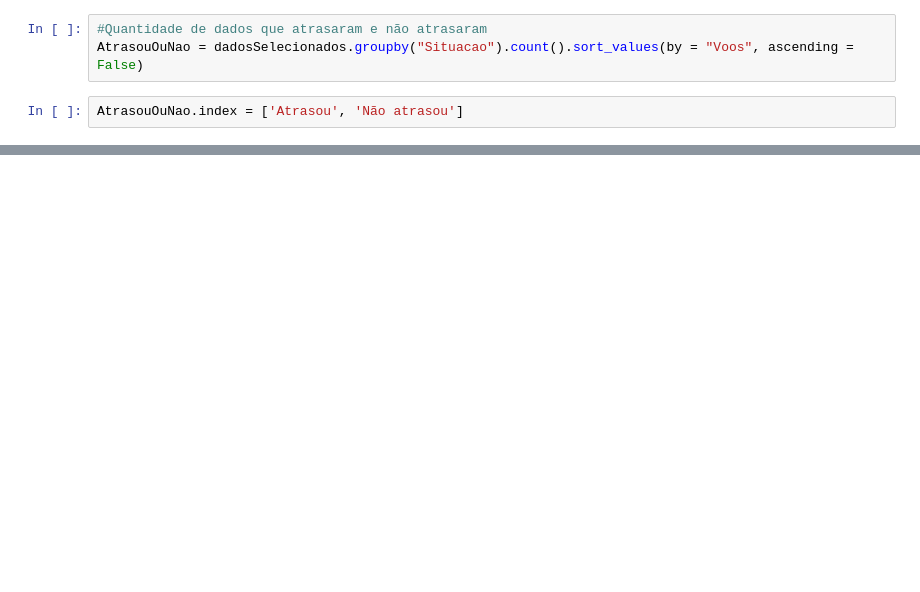
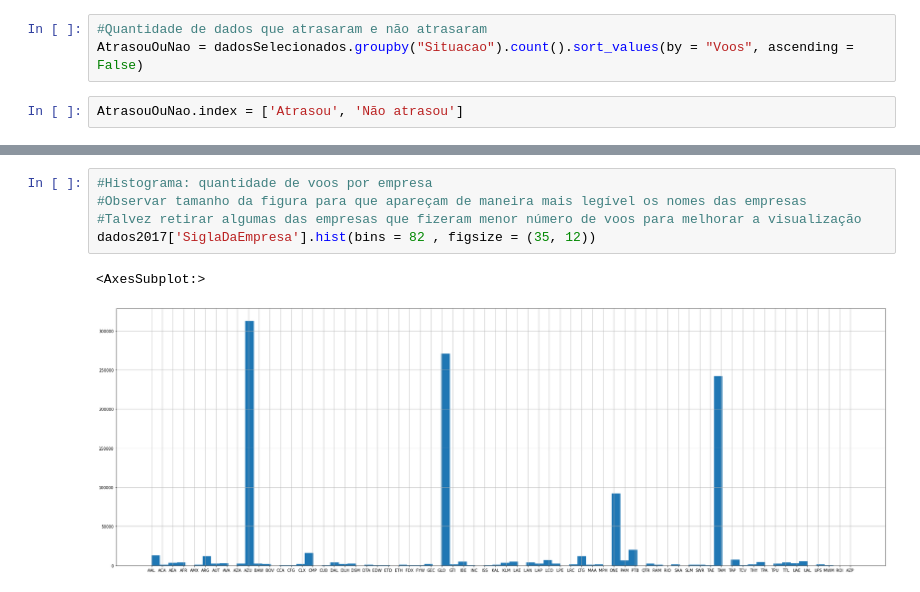
Before and after one commit to rafaelbsfarias/Projeto01_MATA62, a Jupyter notebook: 2_Tratando_Dados_e_Visualização.ipynb, the cells around one changed output, grey strips where cells are left out. Cells and saved outputs as stored; diff of their text form; blank space fills up the shorter version.

```diff
--- a/2_Tratando_Dados_e_Visualização.ipynb
+++ b/2_Tratando_Dados_e_Visualização.ipynb
@@ -144,0 +234,8 @@ dadosSelecionados.head()
+# %%
+#Histograma: quantidade de voos por empresa
+#Observar tamanho da figura para que apareçam de maneira mais legível os nomes das empresas
+#Talvez retirar algumas das empresas que fizeram menor número de voos para melhorar a visualização
+dados2017['SiglaDaEmpresa'].hist(bins = 82 , figsize = (35, 12))
+# %% [output]
+<AxesSubplot:>
+[figure, added]
```
Also changed, not shown: parts of 34 cells of this notebook.
